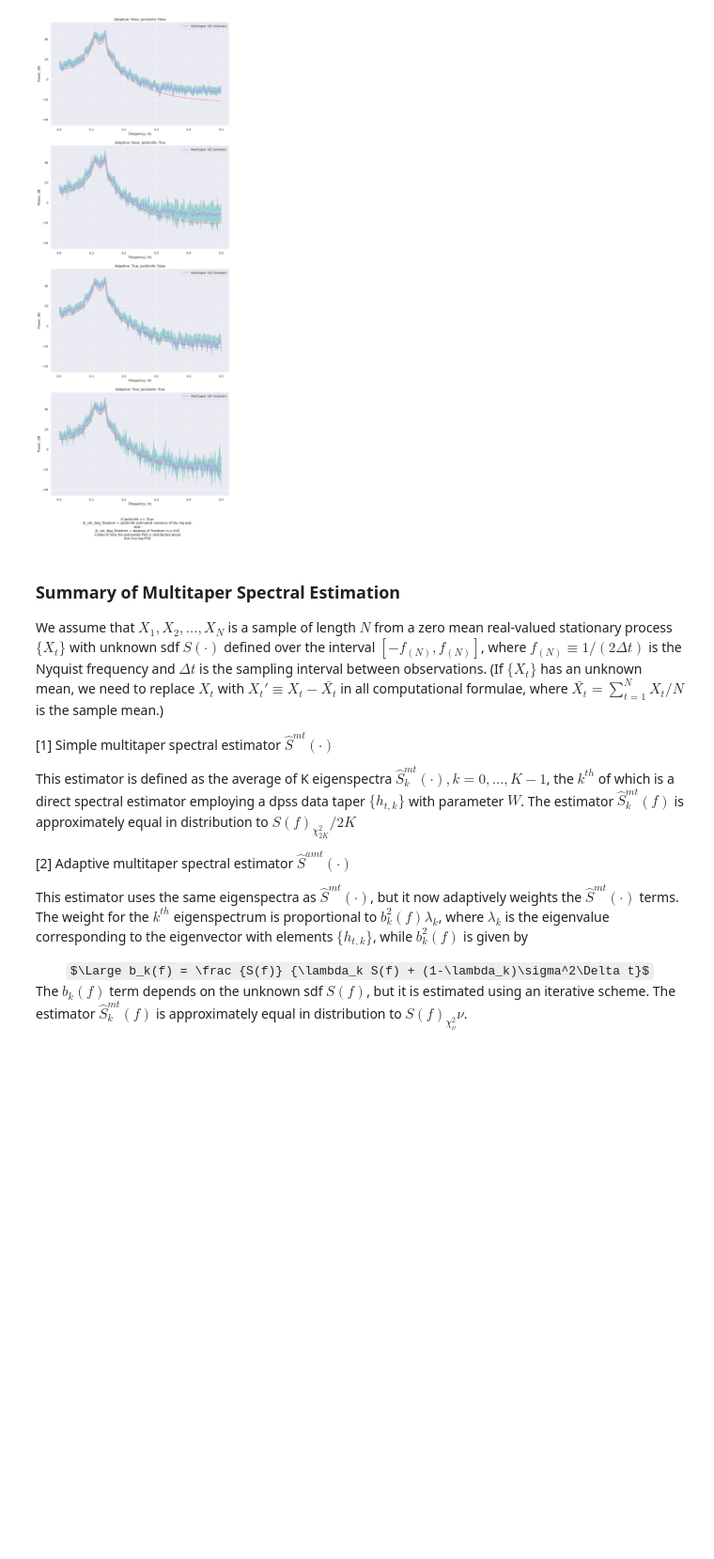
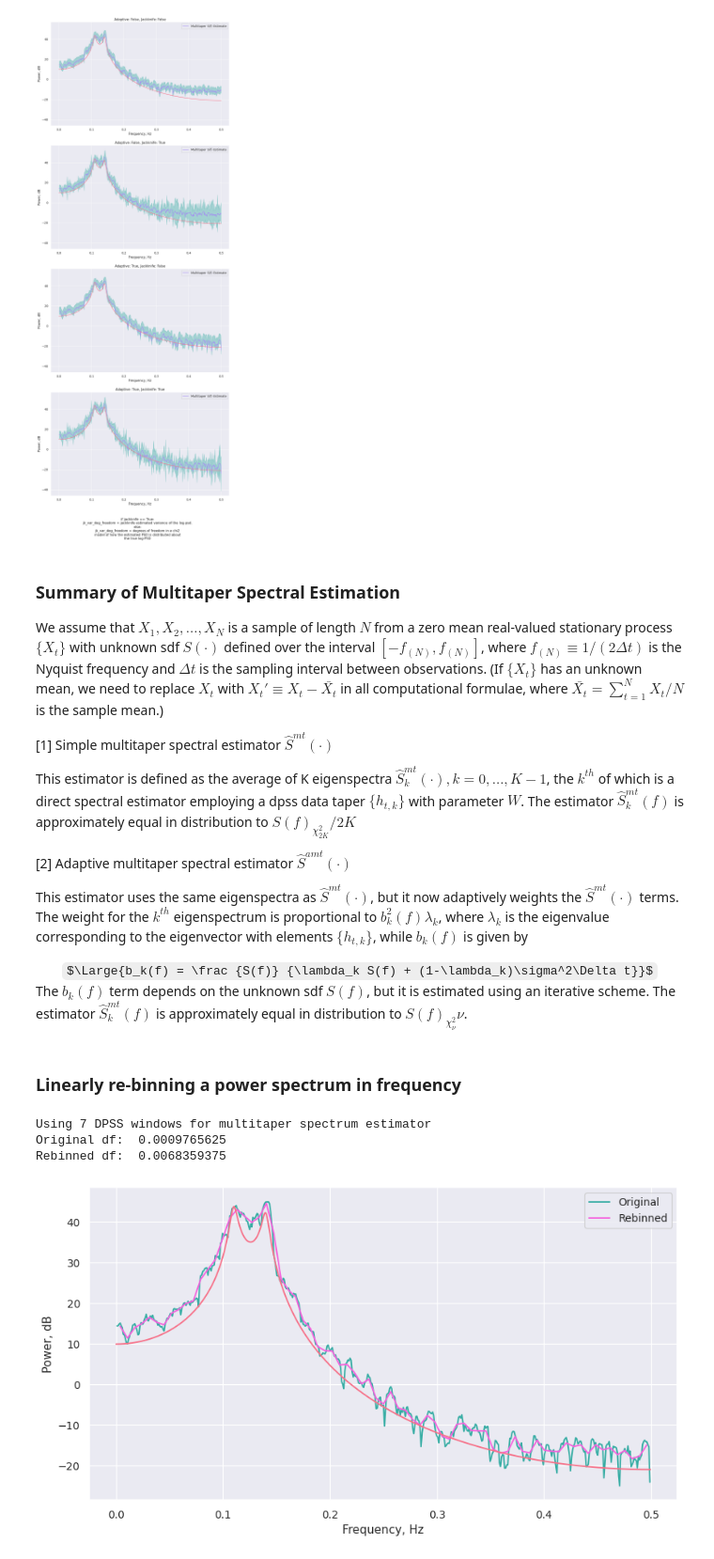
Before and after one commit to dhruv9vats/misc, a Jupyter notebook: multitaper_example.ipynb, the cells around one changed output. Shown at 94% size. Saved outputs shown, nothing was run; the diff lists cells and outputs as text; code cells hidden in the pictures; some formulas as TeX source; blank space fills up the shorter version.

```diff
--- a/multitaper_example.ipynb
+++ b/multitaper_example.ipynb
@@ -382,10 +382,33 @@ distribution to $S(f)_{\chi^2_{2K}}/2K$
 [2] Adaptive multitaper spectral estimator $\hat{S}^{amt}(\cdot)$
 
 This estimator uses the same eigenspectra as $\hat{S}^{mt}(\cdot)$, but it now adaptively weights the $\hat{S}^{mt}(\cdot)$ terms. The weight for
-the $k^{th}$ eigenspectrum is proportional to $b^2_k(f)\lambda_k$, where $\lambda_k$ is the eigenvalue corresponding to the eigenvector with elements $\{h_{t,k}\}$, while $b^2_k(f)$ is given by
+the $k^{th}$ eigenspectrum is proportional to $b^2_k(f)\lambda_k$, where $\lambda_k$ is the eigenvalue corresponding to the eigenvector with elements $\{h_{t,k}\}$, while $b_k(f)$ is given by
+
 
 <div align="center">
-$\Large b_k(f) = \frac {S(f)} {\lambda_k S(f) + (1-\lambda_k)\sigma^2\Delta t}$
+$\Large{b_k(f) = \frac {S(f)} {\lambda_k S(f) + (1-\lambda_k)\sigma^2\Delta t}}$
 </div>
 
 The $b_k(f)$ term depends on the unknown sdf $S(f)$, but it is estimated using an iterative scheme. The estimator $\hat{S}^{mt}_k(f)$ is approximately equal in distribution to $S(f)_{\chi^2_\nu}\nu$.
+# %% [markdown]
+### Linearly re-binning a power spectrum in frequency
+# %%
+mtp = Multitaper(lc_ar4, adaptive=True)
+mtp_rebin = mtp.rebin(f=7)
+
+print("Original df: ", mtp.df)
+print("Rebinned df: ", mtp_rebin.df)
+
+f = plt.figure(dpi=90, figsize=[11, 6])
+plt.plot(mtp.freq, dB(mtp.multitaper_norm_power), label="Original", color=palette[4])
+plt.plot(mtp_rebin.freq, dB(mtp_rebin.multitaper_norm_power), label="Rebinned", color=palette[7])
+plt.plot(freq_analytical, dB(psd_analytical), color=palette[0])
+plt.legend()
+plt.ylabel("Power, dB")
+plt.xlabel("Frequency, Hz")
+f.show()
+# %% [output]
+Using 7 DPSS windows for multitaper spectrum estimator
+Original df:  0.0009765625
+Rebinned df:  0.0068359375
+[figure, added]
```
Also changed, not shown: parts of 18 cells of this notebook, 1 other file.
